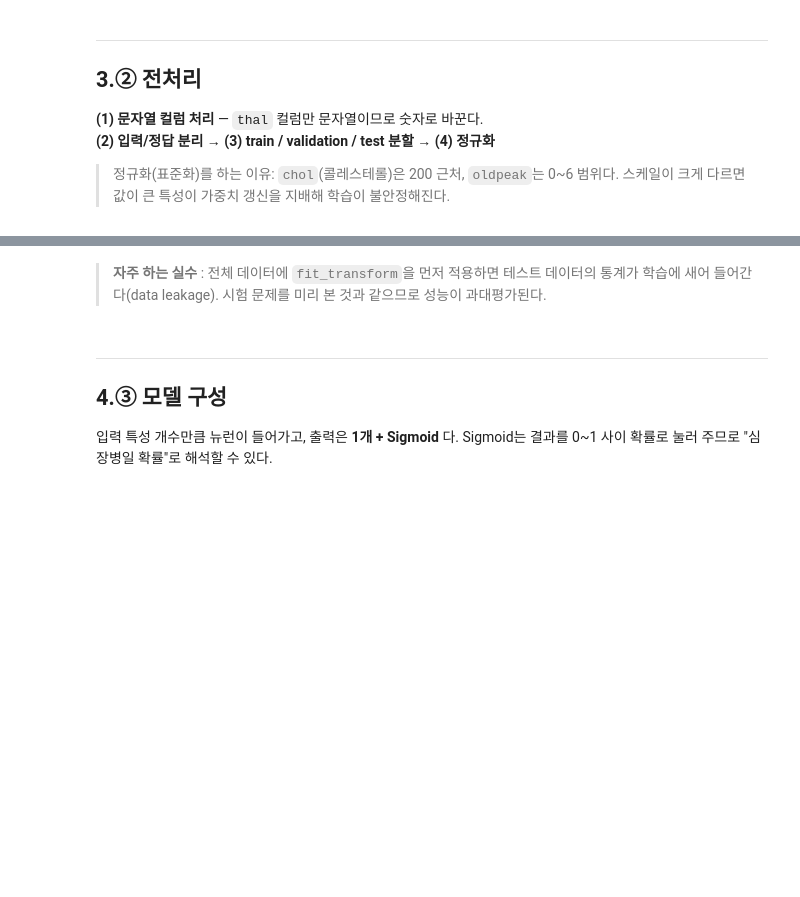
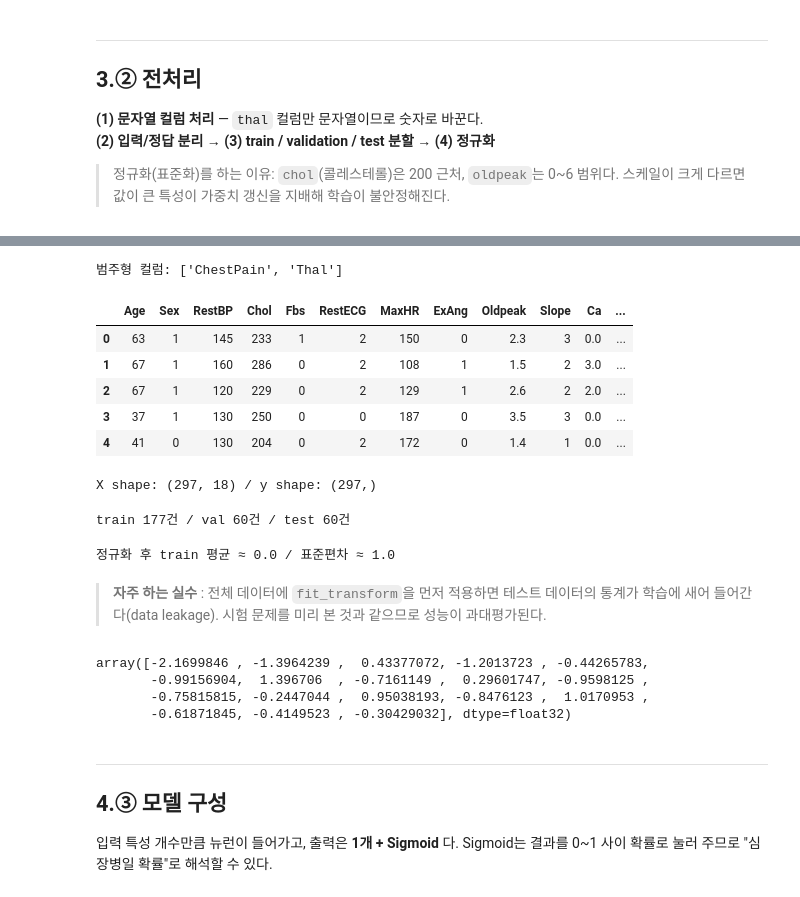
Before and after one commit to robotlover2/deeplearning26.08.10, a Jupyter notebook: 01_DNN_기초_심장병예측_ipynb의_사본.ipynb, the cells around one changed output, grey strips where cells are left out. Drawn from its saved outputs; the diff is of its cells as text; code cells hidden in the pictures; blank space fills up the shorter version.

```diff
--- a/01_DNN_기초_심장병예측_ipynb의_사본.ipynb
+++ b/01_DNN_기초_심장병예측_ipynb의_사본.ipynb
@@ -150,6 +190,9 @@ plt.show()
 
 > 정규화(표준화)를 하는 이유: `chol`(콜레스테롤)은 200 근처, `oldpeak`는 0~6 범위다.
 > 스케일이 크게 다르면 값이 큰 특성이 가중치 갱신을 지배해 학습이 불안정해진다.
+# %%
+# (2)-1 문자열(범주형) 컬럼을 레이블 인코딩
+df['AHD'] = df['AHD'].map({'Yes':1, 'No':0})
 # %%
 # (1) 결측치 제거 후, index를 reset 하기
-df = df.____.____(drop=True)
+df = df.dropna().reset_index(drop=True)
@@ -156,19 +218,28 @@ df = df.____.____(drop=True)
 # %%
-# (2)-1 문자열(범주형) 컬럼을 레이블 인코딩
-df['AHD'] = df['AHD'].____({'Yes':1, 'No':0})
-
 # (2)-2 문자열(범주형) 컬럼을 원-핫 인코딩
 cat_cols = [c for c in df.columns if df[c].dtype == "object"]
 print("범주형 컬럼:", cat_cols)
-
-df_enc = pd.____(df, columns=____, dtype="float32")
-df_enc.head()
+# %% [output]
+범주형 컬럼: ['ChestPain', 'Thal']
+# %%
+df_enc = pd.get_dummies(df, columns=['Thal','ChestPain'], dtype="float32")
+#df_enc = pd.get_dummies(df, columns=cat_cols, dtype="float32")
+df_enc.head()
+# %% [output]
+|  | Age | Sex | RestBP | Chol | Fbs | RestECG | MaxHR | ExAng | Oldpeak | Slope | Ca | ... |
+| 0 | 63 | 1 | 145 | 233 | 1 | 2 | 150 | 0 | 2.3 | 3 | 0.0 | ... |
+| 1 | 67 | 1 | 160 | 286 | 0 | 2 | 108 | 1 | 1.5 | 2 | 3.0 | ... |
+| 2 | 67 | 1 | 120 | 229 | 0 | 2 | 129 | 1 | 2.6 | 2 | 2.0 | ... |
+| 3 | 37 | 1 | 130 | 250 | 0 | 0 | 187 | 0 | 3.5 | 3 | 0.0 | ... |
+| 4 | 41 | 0 | 130 | 204 | 0 | 2 | 172 | 0 | 1.4 | 1 | 0.0 | ... |
 # %%
 # (3) 특성-입력(X)과 타겟-정답(y) 분리
-X = df_enc.____("AHD", axis=1).values.astype("float32")
-y = ____.values.astype("float32")
+X = df_enc.drop("AHD", axis=1).values.astype("float32")
+y = df_enc['AHD'].values.astype("float32")
 
 print("X shape:", X.shape, "/ y shape:", y.shape)
+# %% [output]
+X shape: (297, 18) / y shape: (297,)
 # %%
 # ┌─ 채울 곳 ─────────────────────────────────────────────────────
 # ① 전체의 20%를 테스트셋으로 떼어 낸다 → 0.2
@@ -178,11 +249,13 @@ print("X shape:", X.shape, "/ y shape:", y.shape)
 
 # (4) train : validation : test = 6 : 2 : 2
 X_tmp, X_test, y_tmp, y_test = train_test_split(
-    X, y, test_size=____, random_state=42, stratify=____)          # ① ②
+    X, y, test_size=0.2, random_state=42, stratify=y)          # ① ②
 X_train, X_val, y_train, y_val = train_test_split(
-    ____, ____, test_size=0.25, random_state=42, stratify=y_tmp) # ③
+    X_tmp, y_tmp, test_size=0.25, random_state=42, stratify=y_tmp) # ③
 
 print(f"train {X_train.shape[0]}건 / val {X_val.shape[0]}건 / test {X_test.shape[0]}건")
+# %% [output]
+train 177건 / val 60건 / test 60건
 # %%
 # (5) 정규화 — 반드시 train 기준으로 fit 하고, val/test에는 transform만 적용한다
 # ┌─ 채울 곳 ─────────────────────────────────────────────────────
@@ -192,15 +265,24 @@ print(f"train {X_train.shape[0]}건 / val {X_val.shape[0]}건 / test {X_test.sha
 # └───────────────────────────────────────────────────────────────
 from sklearn.preprocessing import StandardScaler
 
-scaler = _____________
-X_train = scaler.____(X_train)   # ①
-X_val   = scaler.____(X_val)     # ②
-X_test  = scaler.____(X_test)    # ②
+scaler = StandardScaler()
+X_train = scaler.fit_transform(X_train)   # ①
+X_val   = scaler.transform(X_val)     # ②
+X_test  = scaler.transform(X_test)    # ②
 
 print("정규화 후 train 평균 ≈", X_train.mean().round(3), "/ 표준편차 ≈", X_train.std().round(3))
+# %% [output]
+정규화 후 train 평균 ≈ 0.0 / 표준편차 ≈ 1.0
 # %% [markdown]
 > **자주 하는 실수** : 전체 데이터에 `fit_transform`을 먼저 적용하면 테스트 데이터의 통계가
 > 학습에 새어 들어간다(data leakage). 시험 문제를 미리 본 것과 같으므로 성능이 과대평가된다.
+# %%
+X_train[0]
+# %% [output]
+array([-2.1699846 , -1.3964239 ,  0.43377072, -1.2013723 , -0.44265783,
+       -0.99156904,  1.396706  , -0.7161149 ,  0.29601747, -0.9598125 ,
+       -0.75815815, -0.2447044 ,  0.95038193, -0.8476123 ,  1.0170953 ,
+       -0.61871845, -0.4149523 , -0.30429032], dtype=float32)
 # %% [markdown]
 ---
 ## 4.③ 모델 구성
```
Also changed, not shown: parts of 16 cells of this notebook.
